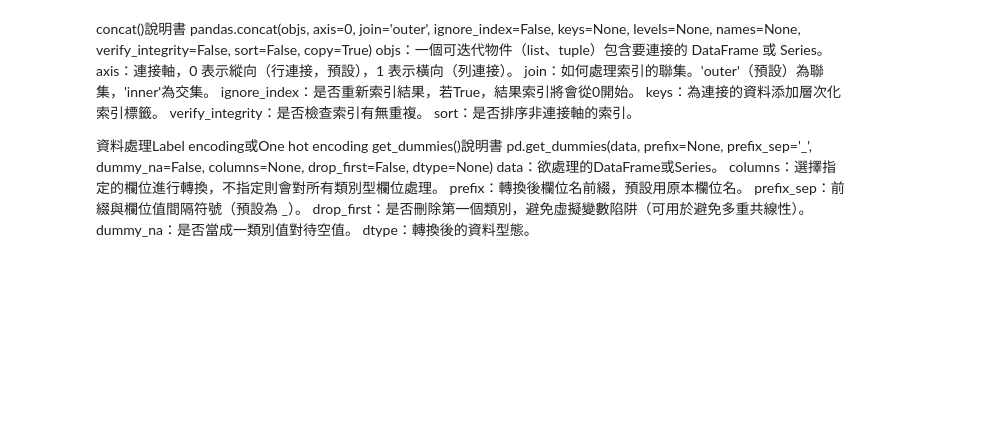
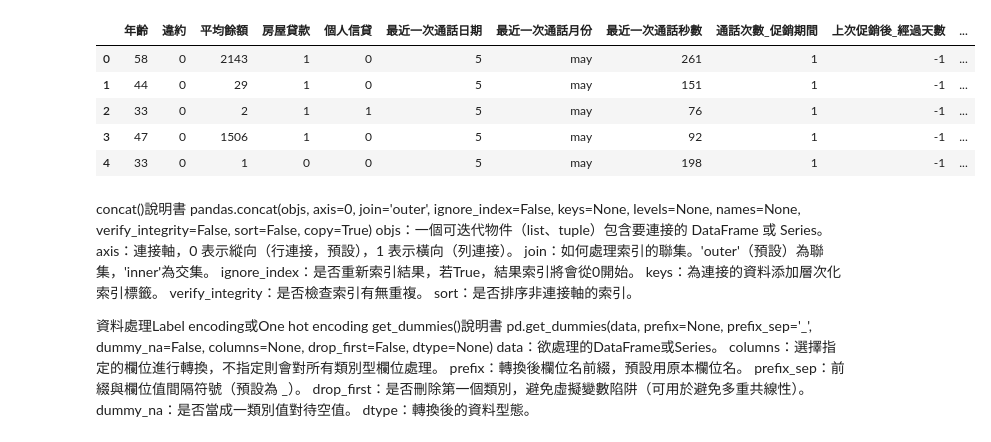
Before and after one commit to GaudiKao/learn-python-by-doing, a Jupyter notebook: Data_Structures&Alogrithms/ch05_01_bank.ipynb, the cells around one changed output. Saved outputs shown, nothing was run; the diff lists cells and outputs as text; code cells hidden in the pictures; blank space fills up the shorter version.

```diff
--- a/Data_Structures&Alogrithms/ch05_01_bank.ipynb
+++ b/Data_Structures&Alogrithms/ch05_01_bank.ipynb
@@ -51,0 +147,20 @@ dtype: int64
+# %%
+#以0、1替換yes、no(映射/編碼)
+def enc_bin(df, column):
+    df[column] = df[column].map(dict(yes=1, no=0))  #series.map()把舊值換成新值,通常是用dict字典
+    return df
+
+#需要更換的值'違約','房屋貸款','個人信貸','本次促銷結果'
+df_all2 = enc_bin(df_all2, '違約')
+df_all2 = enc_bin(df_all2, '房屋貸款')
+df_all2 = enc_bin(df_all2, '個人信貸')
+df_all2 = enc_bin(df_all2, '本次促銷結果')
+
+display(df_all2.head())
+# %% [output]
+|  | 年齡 | 違約 | 平均餘額 | 房屋貸款 | 個人信貸 | 最近一次通話日期 | 最近一次通話月份 | 最近一次通話秒數 | 通話次數_促銷期間 | 上次促銷後_經過天數 | ... |
+| 0 | 58 | 0 | 2143 | 1 | 0 | 5 | may | 261 | 1 | -1 | ... |
+| 1 | 44 | 0 | 29 | 1 | 0 | 5 | may | 151 | 1 | -1 | ... |
+| 2 | 33 | 0 | 2 | 1 | 1 | 5 | may | 76 | 1 | -1 | ... |
+| 3 | 47 | 0 | 1506 | 1 | 0 | 5 | may | 92 | 1 | -1 | ... |
+| 4 | 33 | 0 | 1 | 0 | 0 | 5 | may | 198 | 1 | -1 | ... |
```
Also changed, not shown: parts of 8 cells of this notebook, 1 other file.
